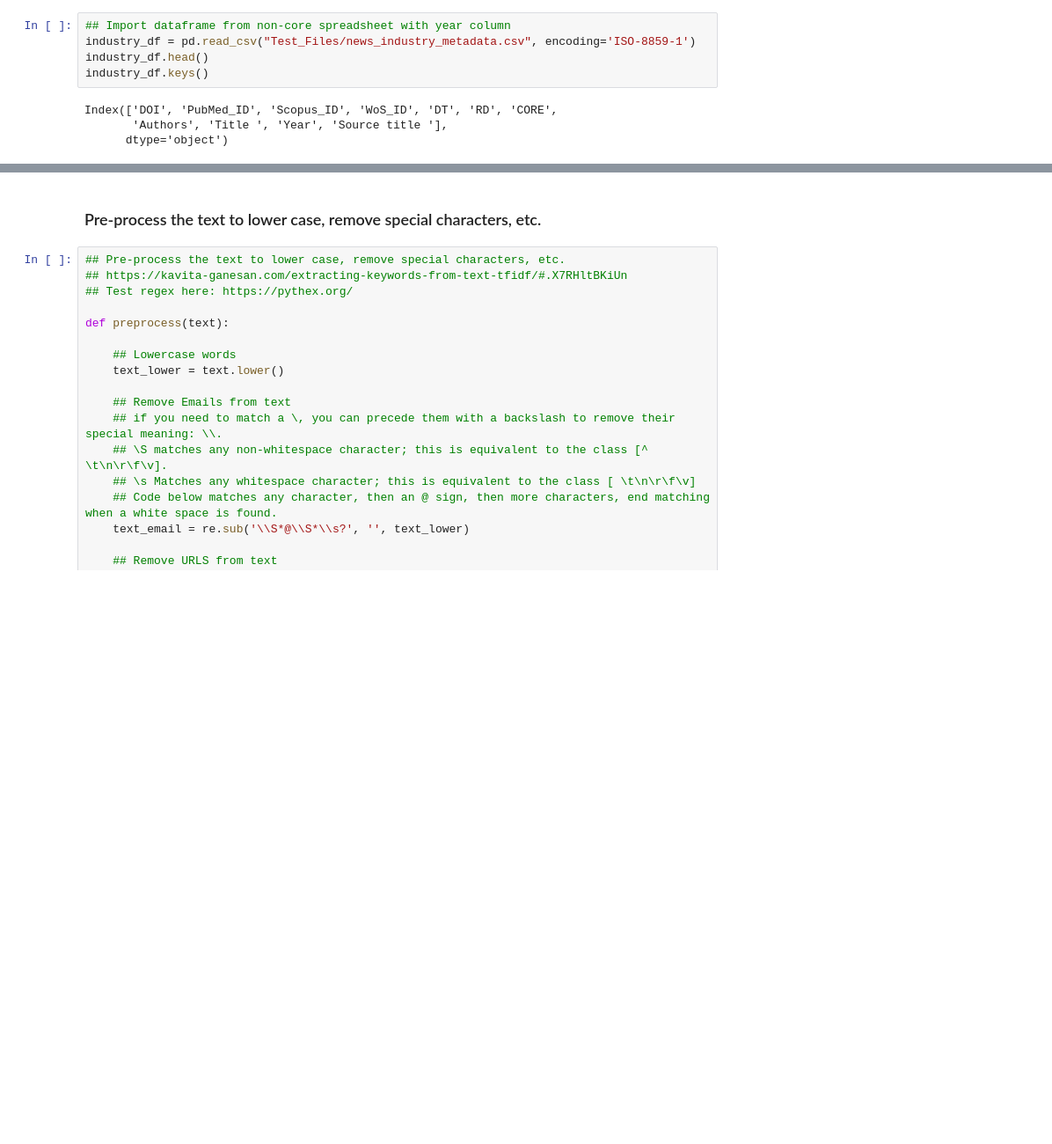
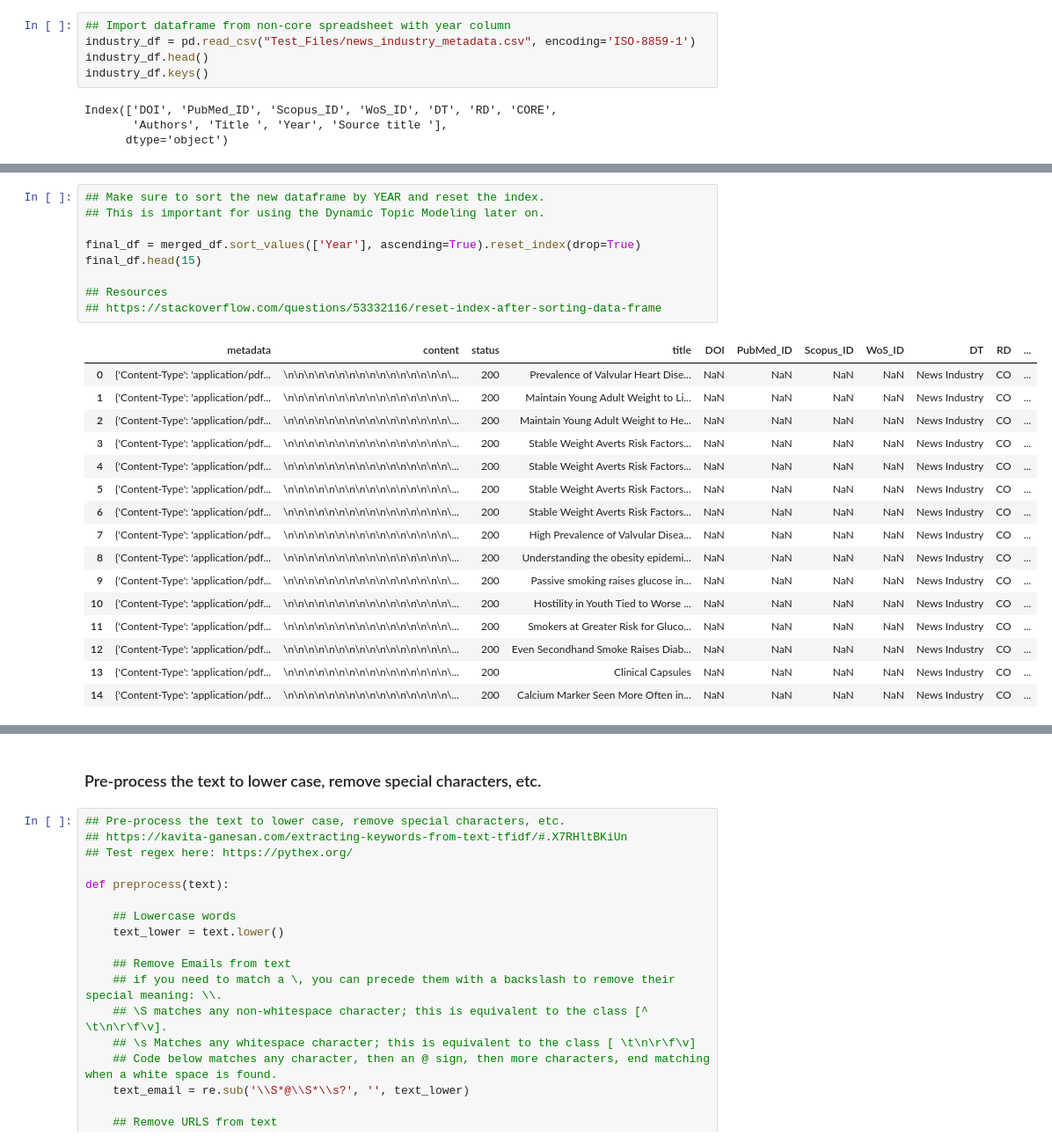
Before and after one commit to kglibrarian/keyword_extraction_topic_modeling, a Jupyter notebook: practice_gensim_LDA_topic_modeling.ipynb, the cells around one changed output, grey strips where cells are left out. Shown: that part at 88% size. Drawn from its saved outputs; the diff is of its cells as text; blank space fills up the shorter version.

```diff
--- a/practice_gensim_LDA_topic_modeling.ipynb
+++ b/practice_gensim_LDA_topic_modeling.ipynb
@@ -167,0 +173,26 @@ final_df.head()
+# %%
+## Make sure to sort the new dataframe by YEAR and reset the index.
+## This is important for using the Dynamic Topic Modeling later on.
+
+final_df = merged_df.sort_values(['Year'], ascending=True).reset_index(drop=True)
+final_df.head(15)
+
+## Resources
+## https://stackoverflow.com/questions/53332116/reset-index-after-sorting-data-frame
+# %% [output]
+|  | metadata | content | status | title | DOI | PubMed_ID | Scopus_ID | WoS_ID | DT | RD | ... |
+| 0 | {'Content-Type': 'application/pdf... | \n\n\n\n\n\n\n\n\n\n\n\n\n\n\n\n\... | 200 | Prevalence of Valvular Heart Dise... | NaN | NaN | NaN | NaN | News Industry | CO | ... |
+| 1 | {'Content-Type': 'application/pdf... | \n\n\n\n\n\n\n\n\n\n\n\n\n\n\n\n\... | 200 | Maintain Young Adult Weight to Li... | NaN | NaN | NaN | NaN | News Industry | CO | ... |
+| 2 | {'Content-Type': 'application/pdf... | \n\n\n\n\n\n\n\n\n\n\n\n\n\n\n\n\... | 200 | Maintain Young Adult Weight to He... | NaN | NaN | NaN | NaN | News Industry | CO | ... |
+| 3 | {'Content-Type': 'application/pdf... | \n\n\n\n\n\n\n\n\n\n\n\n\n\n\n\n\... | 200 | Stable Weight Averts Risk Factors... | NaN | NaN | NaN | NaN | News Industry | CO | ... |
+| 4 | {'Content-Type': 'application/pdf... | \n\n\n\n\n\n\n\n\n\n\n\n\n\n\n\n\... | 200 | Stable Weight Averts Risk Factors... | NaN | NaN | NaN | NaN | News Industry | CO | ... |
+| 5 | {'Content-Type': 'application/pdf... | \n\n\n\n\n\n\n\n\n\n\n\n\n\n\n\n\... | 200 | Stable Weight Averts Risk Factors... | NaN | NaN | NaN | NaN | News Industry | CO | ... |
+| 6 | {'Content-Type': 'application/pdf... | \n\n\n\n\n\n\n\n\n\n\n\n\n\n\n\n\... | 200 | Stable Weight Averts Risk Factors... | NaN | NaN | NaN | NaN | News Industry | CO | ... |
+| 7 | {'Content-Type': 'application/pdf... | \n\n\n\n\n\n\n\n\n\n\n\n\n\n\n\n\... | 200 | High Prevalence of Valvular Disea... | NaN | NaN | NaN | NaN | News Industry | CO | ... |
+| 8 | {'Content-Type': 'application/pdf... | \n\n\n\n\n\n\n\n\n\n\n\n\n\n\n\n\... | 200 | Understanding the obesity epidemi... | NaN | NaN | NaN | NaN | News Industry | CO | ... |
+| 9 | {'Content-Type': 'application/pdf... | \n\n\n\n\n\n\n\n\n\n\n\n\n\n\n\n\... | 200 | Passive smoking raises glucose in... | NaN | NaN | NaN | NaN | News Industry | CO | ... |
+| 10 | {'Content-Type': 'application/pdf... | \n\n\n\n\n\n\n\n\n\n\n\n\n\n\n\n\... | 200 | Hostility in Youth Tied to Worse ... | NaN | NaN | NaN | NaN | News Industry | CO | ... |
+| 11 | {'Content-Type': 'application/pdf... | \n\n\n\n\n\n\n\n\n\n\n\n\n\n\n\n\... | 200 | Smokers at Greater Risk for Gluco... | NaN | NaN | NaN | NaN | News Industry | CO | ... |
+| 12 | {'Content-Type': 'application/pdf... | \n\n\n\n\n\n\n\n\n\n\n\n\n\n\n\n\... | 200 | Even Secondhand Smoke Raises Diab... | NaN | NaN | NaN | NaN | News Industry | CO | ... |
+| 13 | {'Content-Type': 'application/pdf... | \n\n\n\n\n\n\n\n\n\n\n\n\n\n\n\n\... | 200 | Clinical Capsules | NaN | NaN | NaN | NaN | News Industry | CO | ... |
+| 14 | {'Content-Type': 'application/pdf... | \n\n\n\n\n\n\n\n\n\n\n\n\n\n\n\n\... | 200 | Calcium Marker Seen More Often in... | NaN | NaN | NaN | NaN | News Industry | CO | ... |
```
Also changed, not shown: parts of 45 cells of this notebook.
